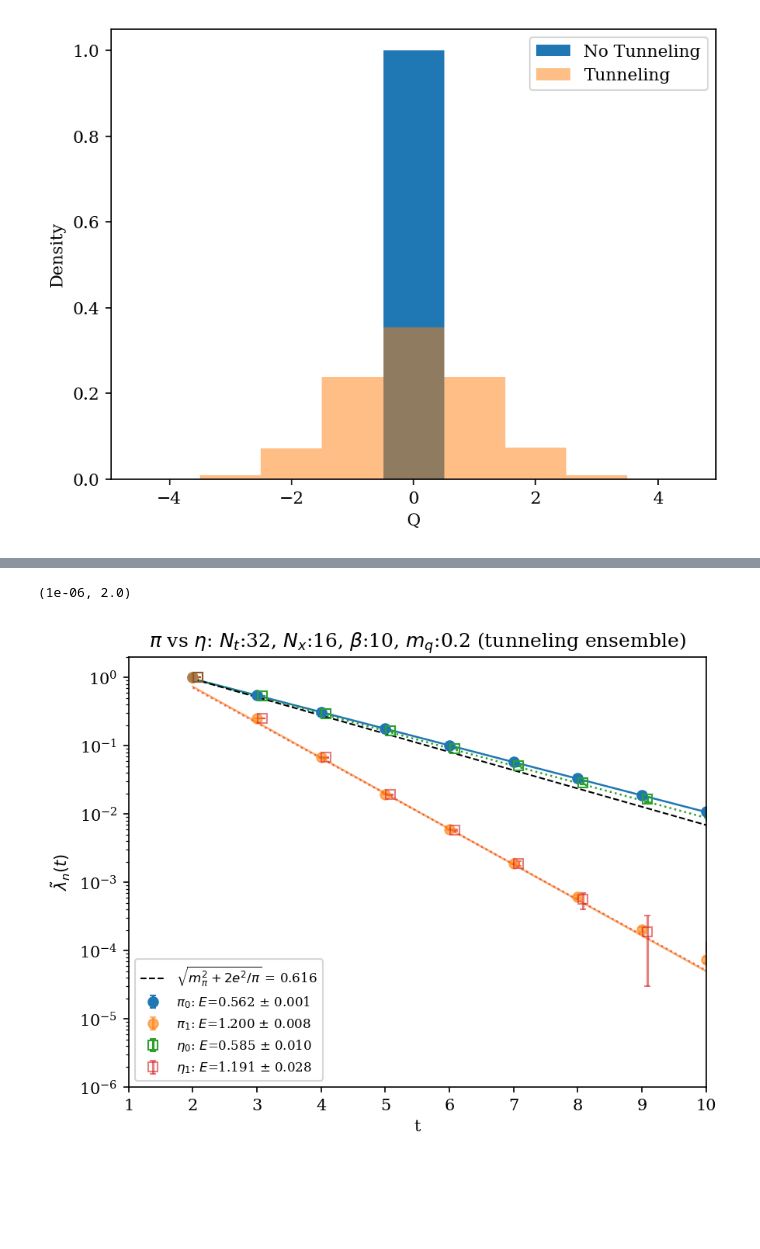
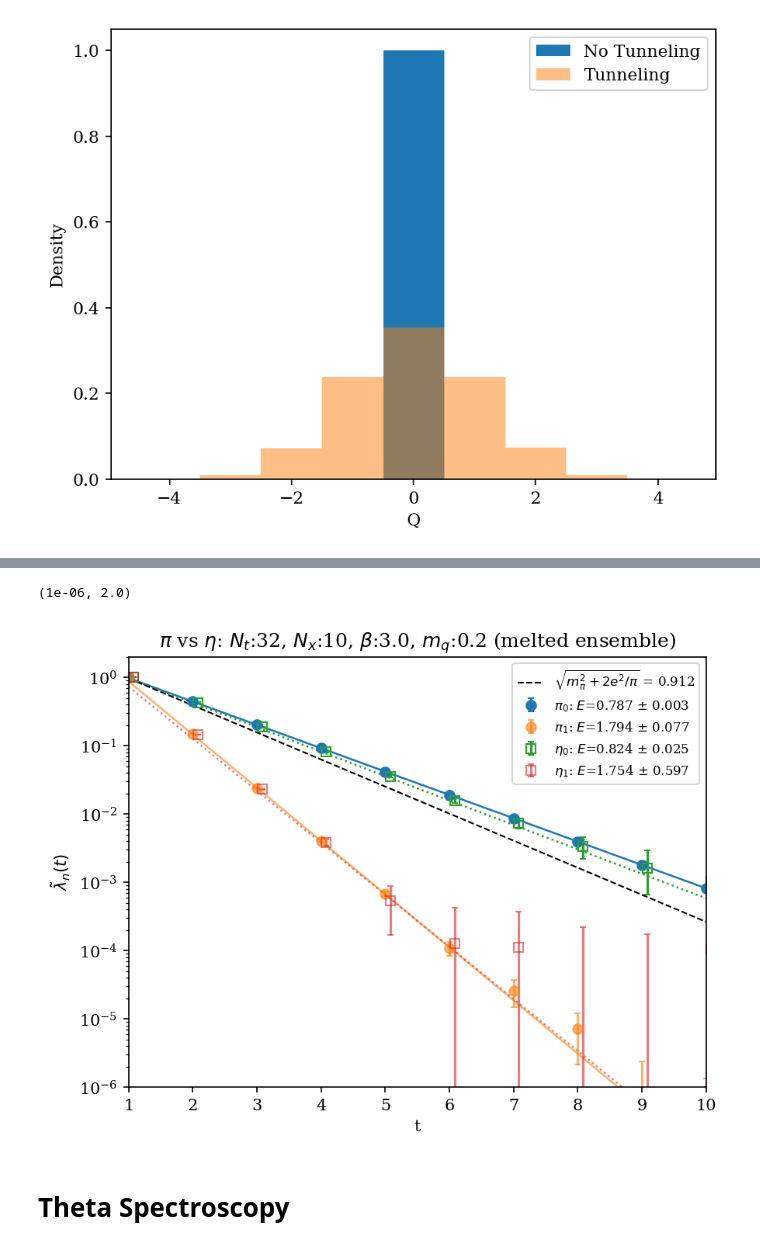
Before and after one commit to wurdahl/schwingerModel, a Jupyter notebook: topoCharge.ipynb, the cells around one changed output, grey strips where cells are left out. Saved outputs shown, nothing was run; the diff lists cells and outputs as text; code cells hidden in the pictures; blank space fills up the shorter version.

```diff
--- a/topoCharge.ipynb
+++ b/topoCharge.ipynb
@@ -51,6 +58,5 @@ Text(0, 0.5, 'Density')
 # %%
-path = "./configs/50kSteps_melted.hdf5"
-# sim.distillation.generateDistillFile(modelObj=modelObjMelt,filePath="./configs/50kSteps.hdf5",numVecs=5,autocorrSkip=50,DNums=(0,1,2),momks=(0,1,2))
+path = './configs/beta_3_m0_0.2_Nx_10_Nt_32_melted.hdf5'
 # %%
 meta = sim.distillation.readDistillMeta(path)
 # %%
@@ -60,7 +66,7 @@ etaBasis = [singlet(MesonOp("g5")),singlet(MesonOp("g5",DNum=2))]
 pionCorrels = sim.GEVP.measureEnsemble(path,(meta.configIndices),pionBasis)
 etaCorrels = sim.GEVP.measureEnsemble(path,(meta.configIndices),etaBasis)
 # %%
-gevpTi = 2
+gevpTi = 1
 pionPrinCorrels = sim.GEVP.bootstrapEnsemble(pionCorrels, reduce=sim.GEVP.makeGevpReduce(ti=gevpTi,shift=1))
 etaPrinCorrels = sim.GEVP.bootstrapEnsemble(etaCorrels, reduce=sim.GEVP.makeGevpReduce(ti=gevpTi,shift=1))
 # %%
@@ -84,32 +90,34 @@ tf = np.linspace(gevpTi, 12, 300)
 
 plt.figure(dpi=150)
 # pi: filled circles, solid fits.  eta: open squares, dotted fits, slight t-offset
 # (pi_1 and eta_1 are nearly degenerate, so without this they plot on top of each other)
 for name, out, E, Err, logA, fmt, mfc, lstyle, dt in [
         (r"$\pi$",  pionPrinCorrels, piE,  piErr,  logApi,  'o', None,   '-', 0.0),
         (r"$\eta$", etaPrinCorrels,  etaE, etaErr, logAeta, 's', 'none', ':', 0.08)]:
     central, err, cov = out
     ts = np.arange(gevpTi, gevpTi + central.shape[0])   # times of the shifted curves
     for e in range(central.shape[1]):
         fade = 1.0 if e == 0 else 0.6                   # ground state solid, excited faded
         line = plt.errorbar(ts + dt, central[:, e], yerr=np.maximum(err[::-1, :, e], 0),
                             fmt=fmt, markerfacecolor=mfc, capsize=2, ls='none', alpha=fade,
                             label=rf"{name}$_{e}$: $E$={E[e]:.3f} $\pm$ {Err[e]:.3f}")
         # fitted exponential from massReduce: exp(logA - E*(t - gevpTi))
         plt.plot(tf, np.exp(logA[e] - E[e]*(tf - gevpTi)), lstyle,
                  color=line[0].get_color(), lw=1.2, alpha=fade)
 
 # slope the eta ground state SHOULD have if only the anomaly separated it from the pi
 plt.plot(tf, np.exp(logAeta[0] - etaPred*(tf - gevpTi)), 'k--', lw=1,
          label=rf"$\sqrt{{m_\pi^2+2e^2/\pi}}$ = {etaPred:.3f}")
 
 plt.semilogy()
 plt.xlabel("t"); plt.ylabel(r"$\tilde\lambda_n(t)$")
 plt.legend(fontsize=8)
 plt.title(rf"$\pi$ vs $\eta$: $N_t$:{meta.dimt}, $N_x$:{meta.dimx}, "
-          rf"$\beta$:{meta.beta}, $m_q$:{meta.fMass} (tunneling ensemble)")
+          rf"$\beta$:{meta.beta}, $m_q$:{meta.fMass} (melted ensemble)")
 plt.xlim([1, 10])
 plt.ylim([1e-6, 2e0])
 # %% [output]
 (1e-06, 2.0)
-[figure, old version]
+[figure, new version]
+# %% [markdown]
+# Theta Spectroscopy
```
Also changed, not shown: parts of 9 cells of this notebook, 4 other files.
